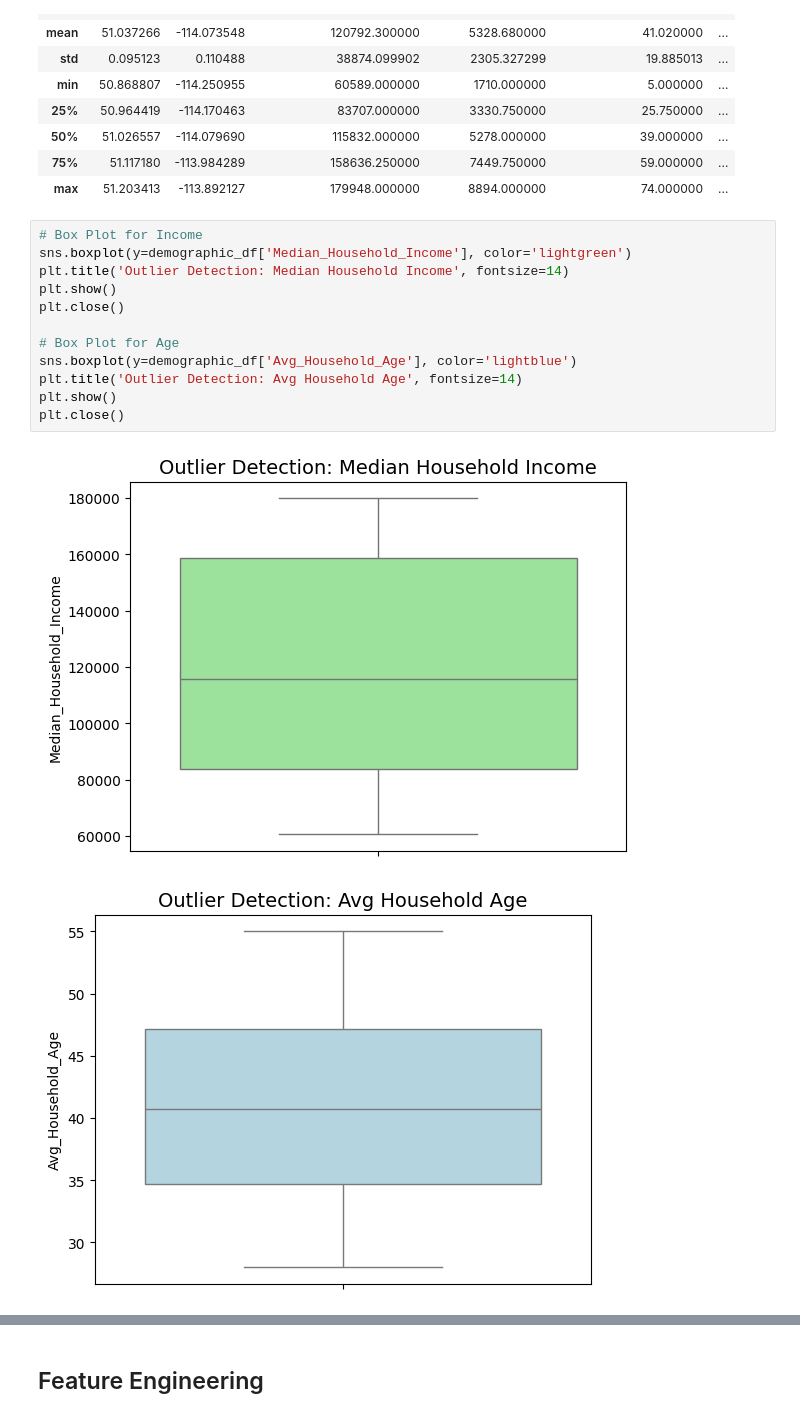
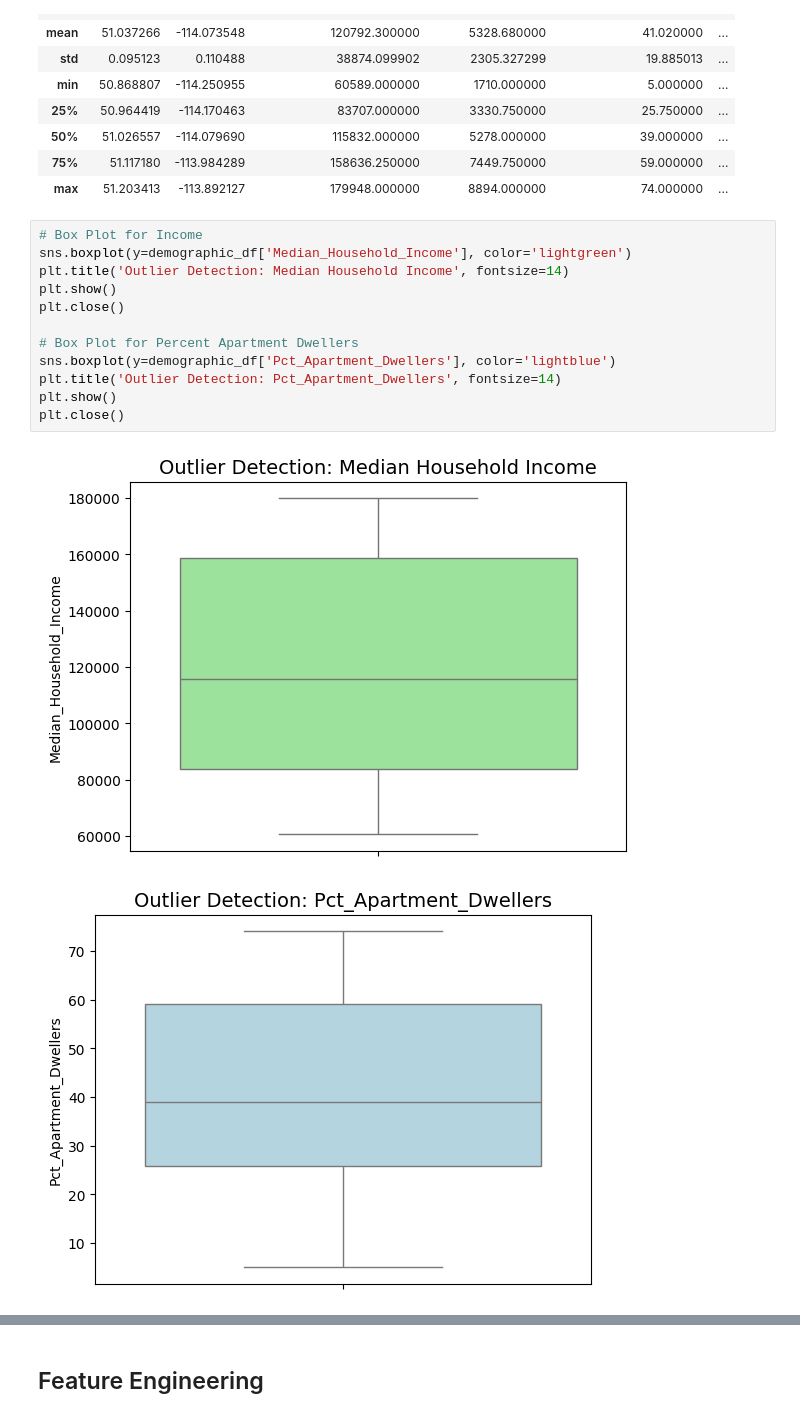
Before and after one commit to ctatlah/ai-carwash, a Jupyter notebook: carwash.ipynb, the cells around one changed output, grey strips where cells are left out. Drawn from its saved outputs; the diff is of its cells as text.

```diff
--- a/carwash.ipynb
+++ b/carwash.ipynb
@@ -316,15 +323,15 @@ memory usage: 10.3 KB
 # %%
 # Box Plot for Income
 sns.boxplot(y=demographic_df['Median_Household_Income'], color='lightgreen')
 plt.title('Outlier Detection: Median Household Income', fontsize=14)
 plt.show()
 plt.close()
 
-# Box Plot for Age
-sns.boxplot(y=demographic_df['Avg_Household_Age'], color='lightblue')
-plt.title('Outlier Detection: Avg Household Age', fontsize=14)
+# Box Plot for Percent Apartment Dwellers
+sns.boxplot(y=demographic_df['Pct_Apartment_Dwellers'], color='lightblue')
+plt.title('Outlier Detection: Pct_Apartment_Dwellers', fontsize=14)
 plt.show()
 plt.close()
 # %% [output]
 [figure]
-[figure, old version]
+[figure, new version]
```
Also changed, not shown: parts of 22 cells of this notebook.
